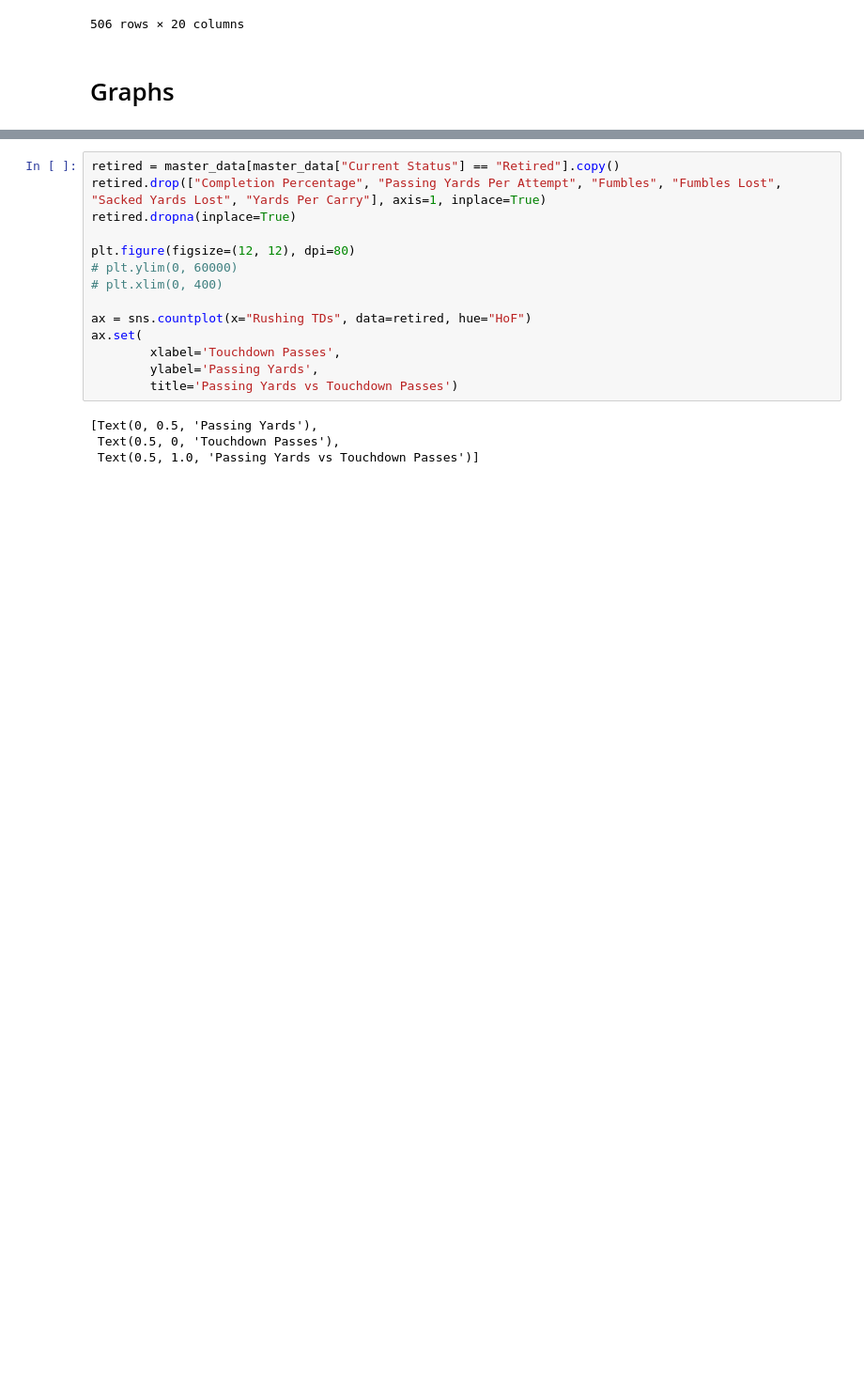
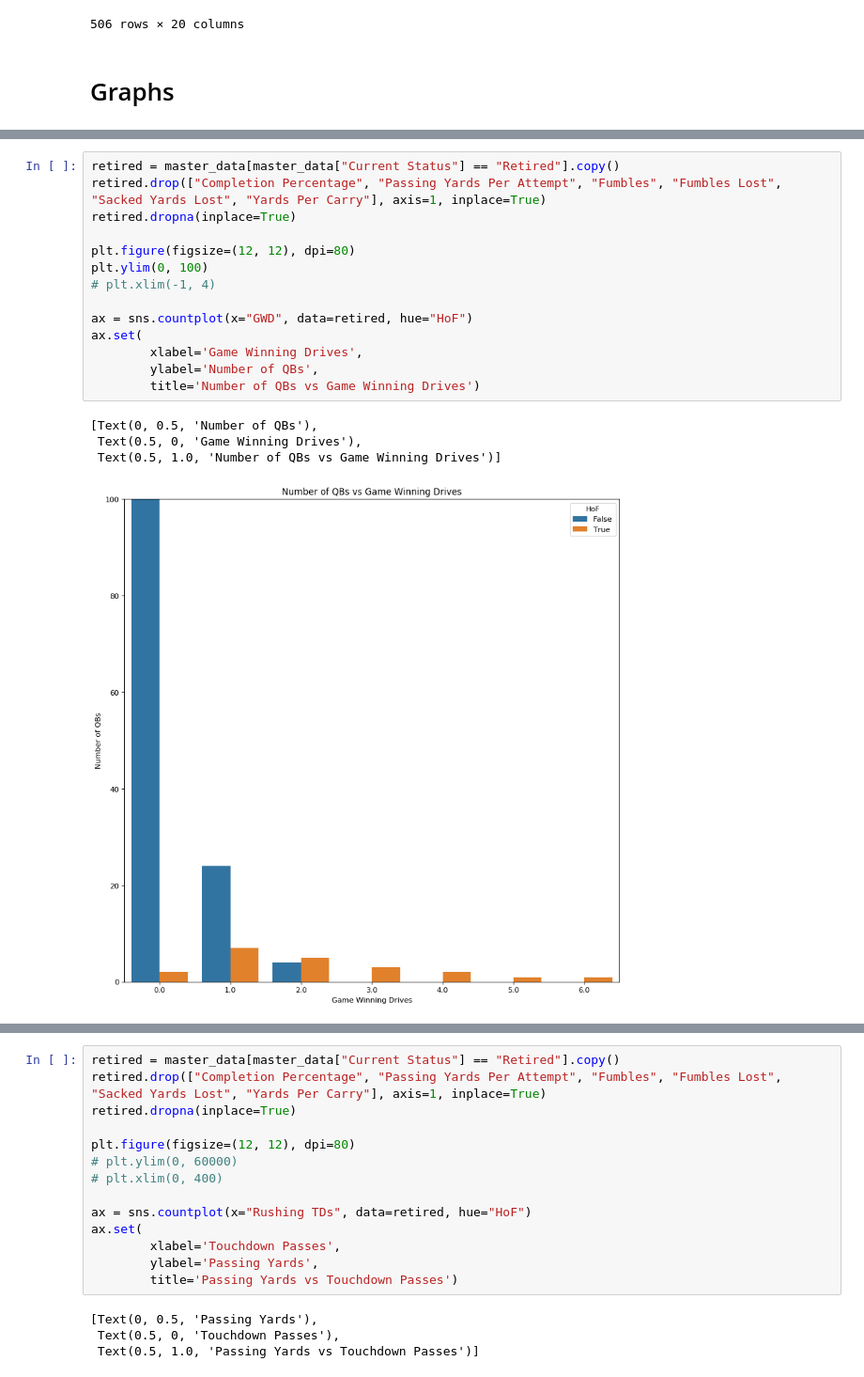
Before and after one commit to Fentonmiller/Fentonmiller.github.io, a Jupyter notebook: Final_Project_Stoney.ipynb, the cells around one changed output, grey strips where cells are left out. Shown at 94% size. Saved outputs shown, nothing was run; the diff lists cells and outputs as text; blank space fills up the shorter version.

```diff
--- a/Final_Project_Stoney.ipynb
+++ b/Final_Project_Stoney.ipynb
@@ -566,0 +608,19 @@ master_data
+# %%
+retired = master_data[master_data["Current Status"] == "Retired"].copy()
+retired.drop(["Completion Percentage", "Passing Yards Per Attempt", "Fumbles", "Fumbles Lost", "Sacked Yards Lost", "Yards Per Carry"], axis=1, inplace=True)
+retired.dropna(inplace=True)
+
+plt.figure(figsize=(12, 12), dpi=80)
+plt.ylim(0, 100)
+# plt.xlim(-1, 4)
+
+ax = sns.countplot(x="GWD", data=retired, hue="HoF")
+ax.set(
+        xlabel='Game Winning Drives',
+        ylabel='Number of QBs',
+        title='Number of QBs vs Game Winning Drives')
+# %% [output]
+[Text(0, 0.5, 'Number of QBs'),
+ Text(0.5, 0, 'Game Winning Drives'),
+ Text(0.5, 1.0, 'Number of QBs vs Game Winning Drives')]
+[figure, added]
```
Also changed, not shown: parts of 5 cells of this notebook.
